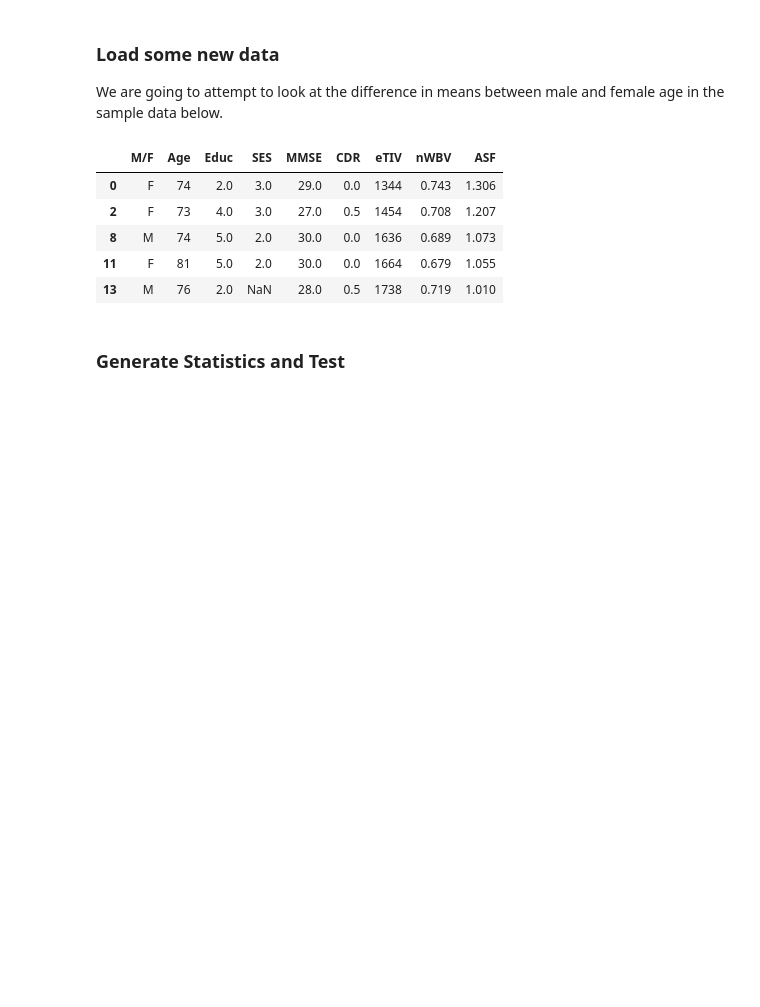
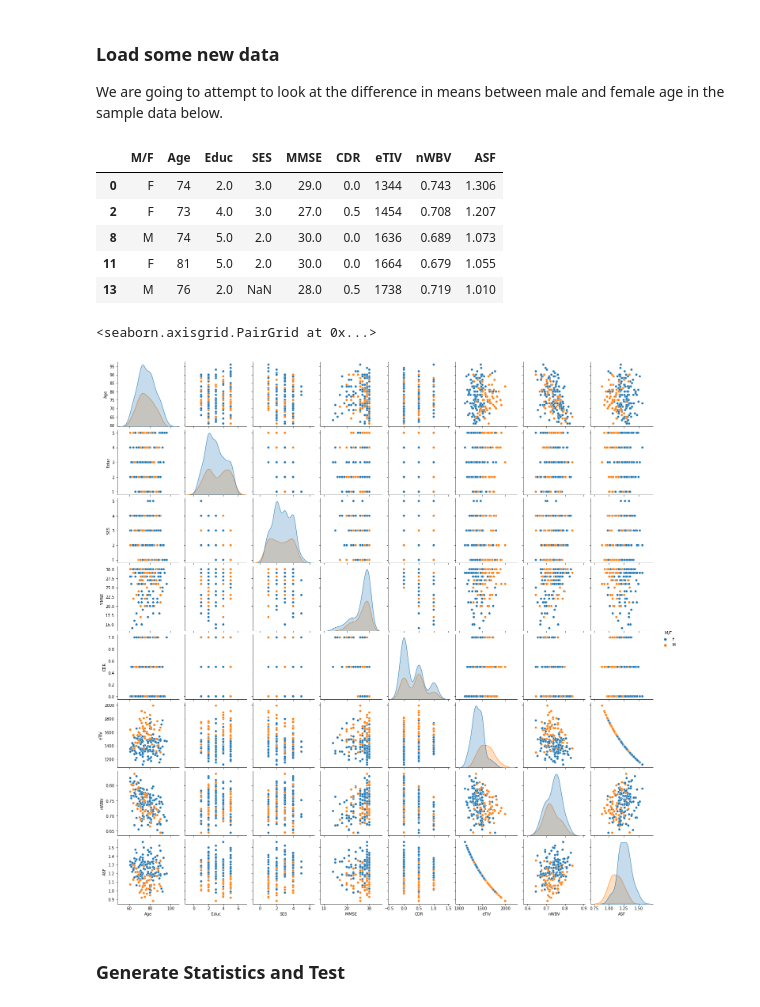
Before and after one commit to zareeiant/Basic_Stats_in_Python_Student_Workbooks, a Jupyter notebook: 019_Hypothesis_Test_2_sol.ipynb, the cells around one changed output. Cells and saved outputs as stored; diff of their text form; code cells hidden in the pictures; blank space fills up the shorter version.

```diff
--- a/019_Hypothesis_Test_2_sol.ipynb
+++ b/019_Hypothesis_Test_2_sol.ipynb
@@ -65,6 +65,11 @@ df2.head()
 | 8 | M | 74 | 5.0 | 2.0 | 30.0 | 0.0 | 1636 | 0.689 | 1.073 |
 | 11 | F | 81 | 5.0 | 2.0 | 30.0 | 0.0 | 1664 | 0.679 | 1.055 |
 | 13 | M | 76 | 2.0 | NaN | 28.0 | 0.5 | 1738 | 0.719 | 1.010 |
+# %%
+sns.pairplot(df2, hue="M/F")
+# %% [output]
+<seaborn.axisgrid.PairGrid at 0x...>
+[figure, added]
 # %% [markdown]
 ### Generate Statistics and Test
 # %%
```
Also changed, not shown: parts of 19 cells of this notebook.
